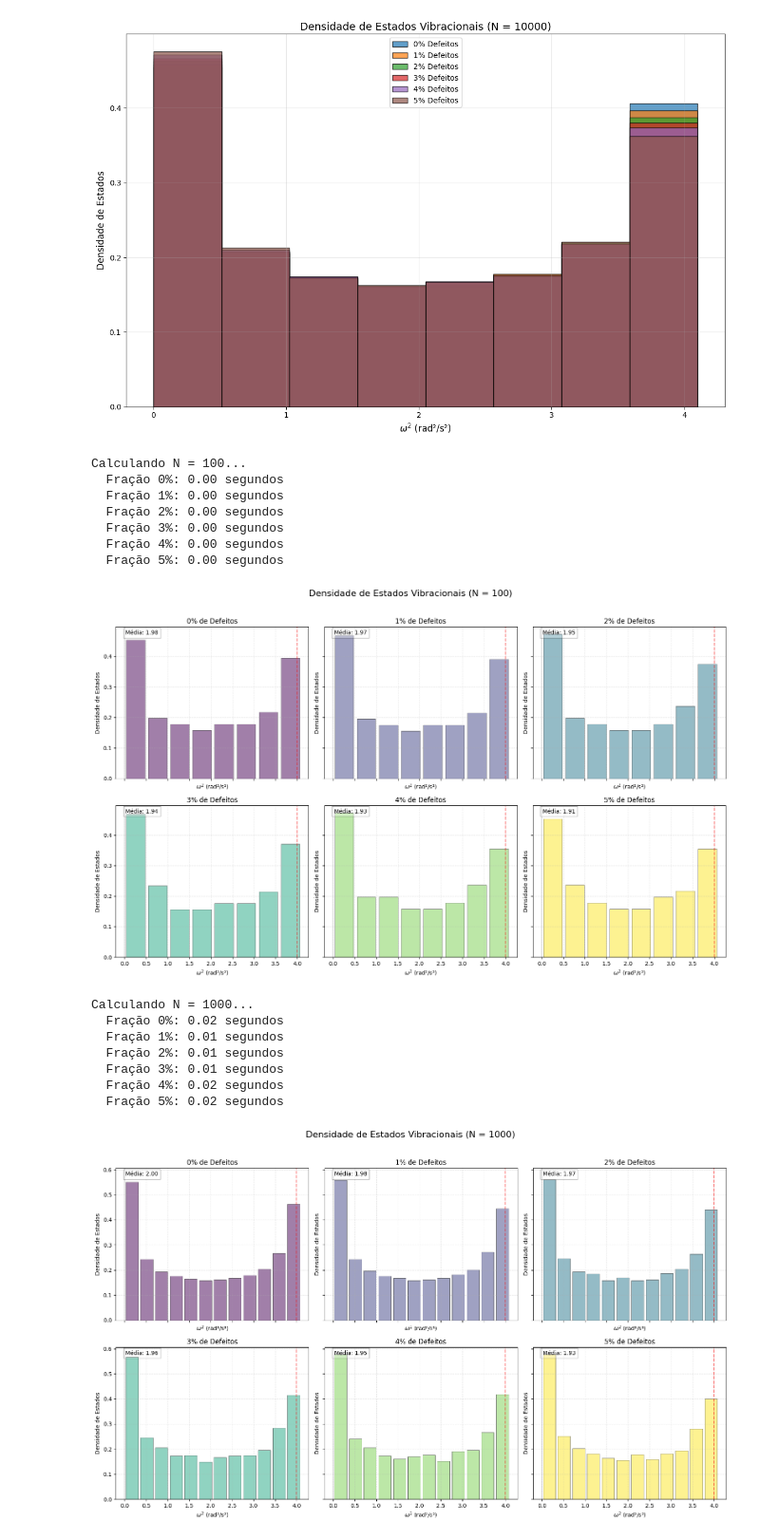
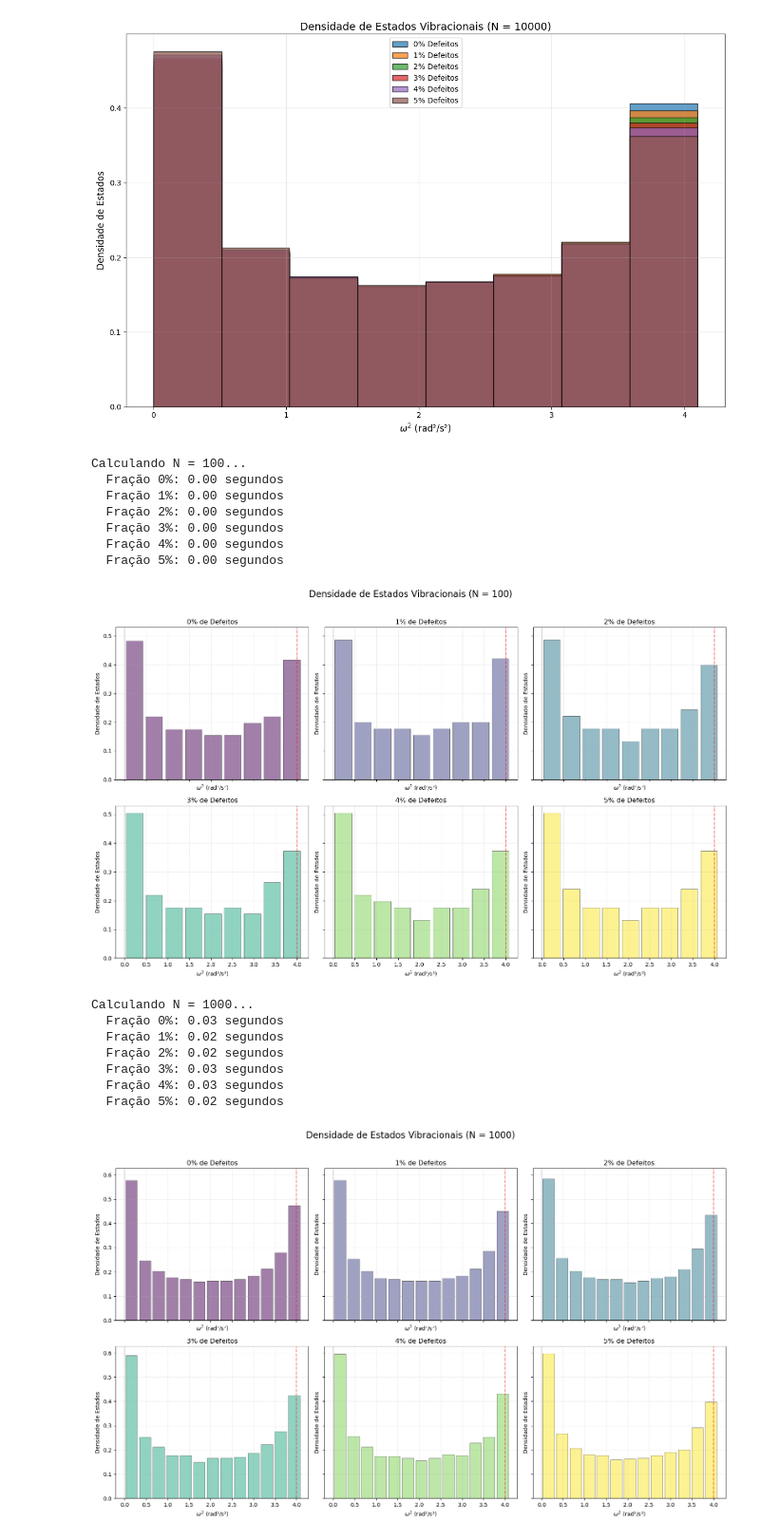
Before and after one commit to vinanit/Atividade-5-Fisica-Computacional, a Jupyter notebook: Av5.ipynb, the cells around one changed output. Shown at 95% size. Cells and saved outputs as stored; diff of their text form; code cells hidden in the pictures.

```diff
--- a/Av5.ipynb
+++ b/Av5.ipynb
@@ -276,7 +276,7 @@ m = 1.0          # Massa base (kg)
 k = 1.0          # Constante elástica (kg/s²)
 N_values = [100, 1000, 10000]  # Tamanhos das cadeias
 defect_fractions = [0.00, 0.01, 0.02, 0.03, 0.04, 0.05]  # Frações de defeitos
-num_bins = [8,12,15]    # Número de bins para o histograma
+num_bins = [9,13,15]    # Número de bins para o histograma
 omega2_max = 4.1 # Valor máximo de ω² para histogramas
 np.random.seed(42) # Semente para reprodutibilidade
 
@@ -357,41 +357,42 @@ for N in N_values:
 
         # Adicionar título e informação
         ax.set_title(f'{frac*100:.0f}% de Defeitos', fontsize=12)
         ax.grid(True, alpha=0.3, linestyle='--')
 
         # Adicionar linhas de referência
         ax.axvline(x=0, color='gray', linestyle='-', alpha=0.3)
         ax.axvline(x=4, color='red', linestyle='--', alpha=0.5)
 
         # Adicionar texto informativo
+        """
         ax.text(0.05, 0.95, f'Média: {np.mean(eigenvalues):.2f}',
                 transform=ax.transAxes, fontsize=10,
                 bbox=dict(facecolor='white', alpha=0.3))
-
+        """
     # Configurar eixos e rótulos
     for ax in axes.flatten():
         ax.set_xlabel('$\omega^2$ (rad²/s²)', fontsize=10)
         ax.set_ylabel('Densidade de Estados', fontsize=10)
 
     # Ajustar layout
     plt.tight_layout(rect=[0, 0, 1, 0.96])  # Espaço para o título superior
     plt.savefig(f'dos_N{N}.png', dpi=300, bbox_inches='tight')
     plt.show()
 # %% [output]
 Calculando N = 100...
   Fração 0%: 0.00 segundos
   Fração 1%: 0.00 segundos
   Fração 2%: 0.00 segundos
   Fração 3%: 0.00 segundos
   Fração 4%: 0.00 segundos
   Fração 5%: 0.00 segundos
-[figure, old version]
+[figure, new version]
 Calculando N = 1000...
-  Fração 0%: 0.02 segundos
-  Fração 1%: 0.01 segundos
-  Fração 2%: 0.01 segundos
-  Fração 3%: 0.01 segundos
-  Fração 4%: 0.02 segundos
+  Fração 0%: 0.03 segundos
+  Fração 1%: 0.02 segundos
+  Fração 2%: 0.02 segundos
+  Fração 3%: 0.03 segundos
+  Fração 4%: 0.03 segundos
   Fração 5%: 0.02 segundos
-[figure, old version]
+[figure, new version]
 Calculando N = 10000...
```
Also changed, not shown: parts of 4 cells of this notebook, 1 other file.
